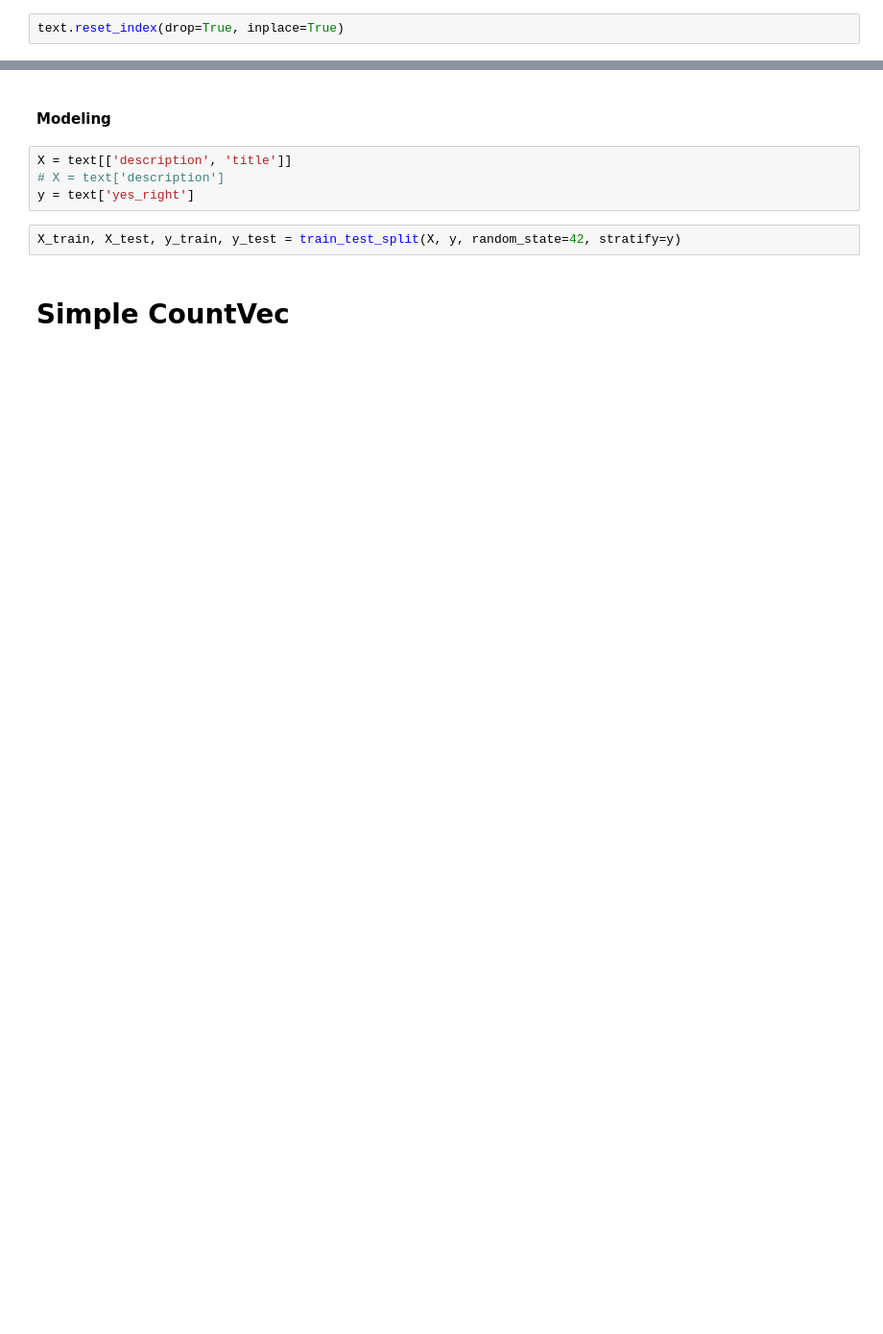
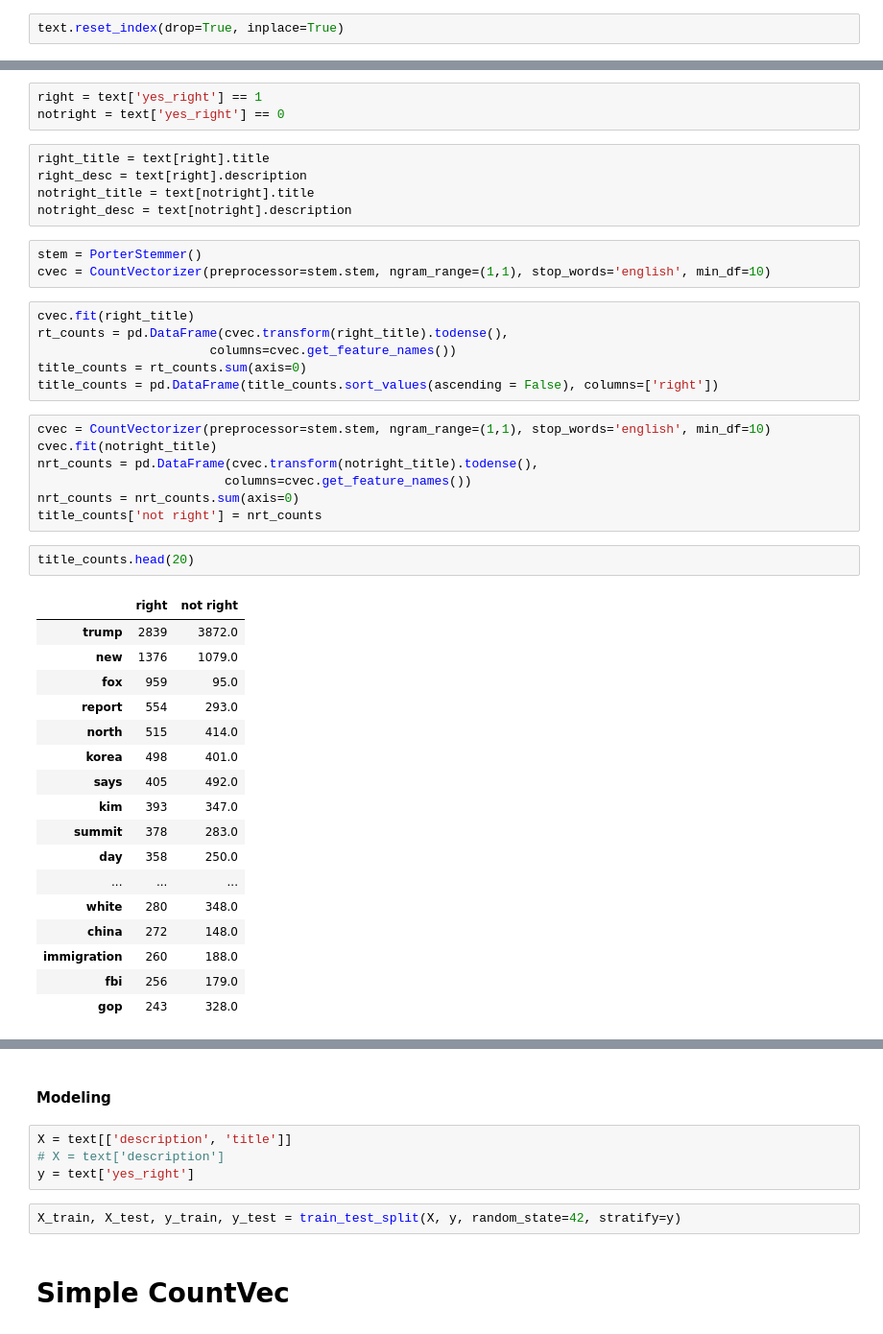
Before and after one commit to confoley/Capstone, a Jupyter notebook: quickie.ipynb, the cells around one changed output, grey strips where cells are left out. Shown at 96% size. Cells and saved outputs as stored; diff of their text form; blank space fills up the shorter version.

```diff
--- a/quickie.ipynb
+++ b/quickie.ipynb
@@ -109,0 +141,44 @@ Name: yes_right, dtype: int64
+# %%
+right = text['yes_right'] == 1
+notright = text['yes_right'] == 0
+# %%
+right_title = text[right].title
+right_desc = text[right].description
+notright_title = text[notright].title
+notright_desc = text[notright].description
+# %%
+stem = PorterStemmer()
+cvec = CountVectorizer(preprocessor=stem.stem, ngram_range=(1,1), stop_words='english', min_df=10)
+# %%
+cvec.fit(right_title)
+rt_counts = pd.DataFrame(cvec.transform(right_title).todense(),
+                       columns=cvec.get_feature_names())
+title_counts = rt_counts.sum(axis=0)
+title_counts = pd.DataFrame(title_counts.sort_values(ascending = False), columns=['right'])
+# %%
+cvec = CountVectorizer(preprocessor=stem.stem, ngram_range=(1,1), stop_words='english', min_df=10)
+cvec.fit(notright_title)
+nrt_counts = pd.DataFrame(cvec.transform(notright_title).todense(),
+                         columns=cvec.get_feature_names())
+nrt_counts = nrt_counts.sum(axis=0)
+title_counts['not right'] = nrt_counts
+# %%
+title_counts.head(20)
+# %% [output]
+|  | right | not right |
+| trump | 2839 | 3872.0 |
+| new | 1376 | 1079.0 |
+| fox | 959 | 95.0 |
+| report | 554 | 293.0 |
+| north | 515 | 414.0 |
+| korea | 498 | 401.0 |
+| says | 405 | 492.0 |
+| kim | 393 | 347.0 |
+| summit | 378 | 283.0 |
+| day | 358 | 250.0 |
+| ... | ... | ... |
+| white | 280 | 348.0 |
+| china | 272 | 148.0 |
+| immigration | 260 | 188.0 |
+| fbi | 256 | 179.0 |
+| gop | 243 | 328.0 |
```
Also changed, not shown: parts of 76 cells of this notebook, 8 other files.
